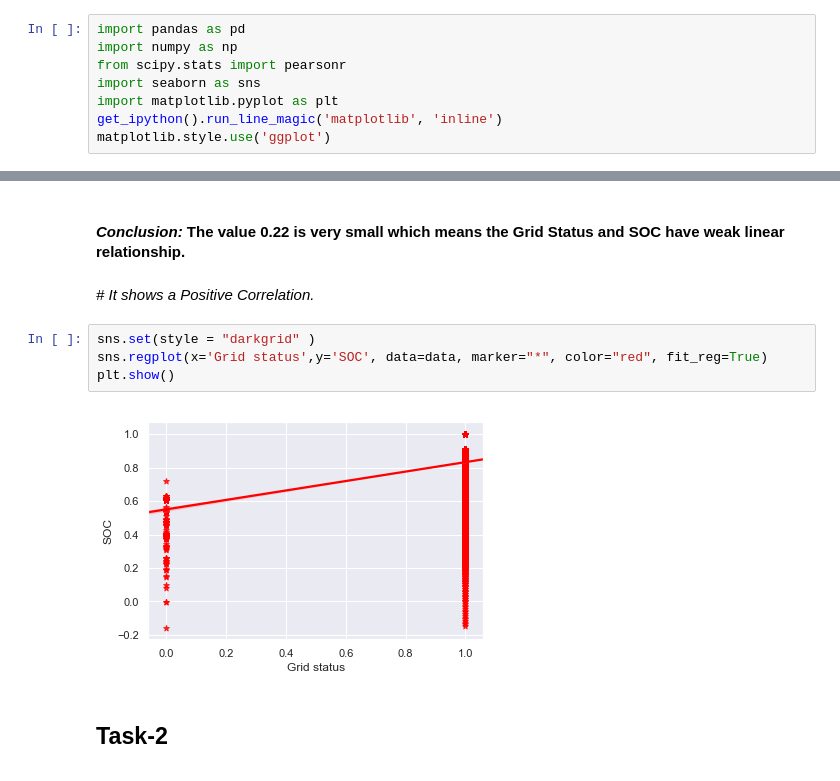
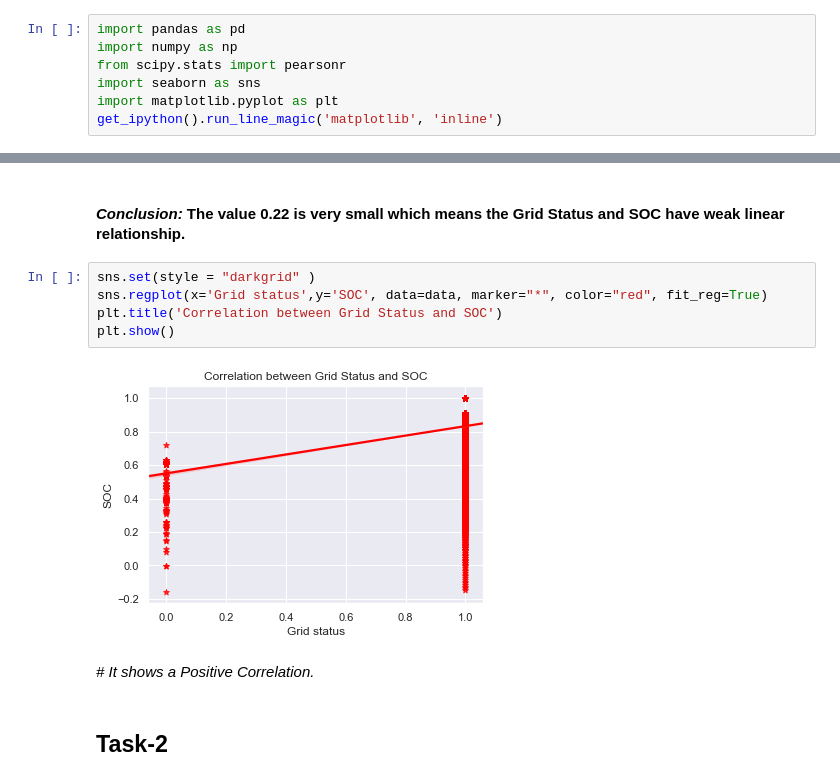
Before and after one commit to nehaa139/Assignment-for-Data-Analyst, a Jupyter notebook: IonEnergy_Assignment.ipynb, the cells around one changed output, grey strips where cells are left out. Cells and saved outputs as stored; diff of their text form.

```diff
--- a/IonEnergy_Assignment.ipynb
+++ b/IonEnergy_Assignment.ipynb
@@ -7,7 +7,6 @@ from scipy.stats import pearsonr
 import seaborn as sns
 import matplotlib.pyplot as plt
 get_ipython().run_line_magic('matplotlib', 'inline')
-matplotlib.style.use('ggplot')
 # %%
 #Read Data
 data=pd.read_csv("./batteries.csv")
@@ -68,14 +53,15 @@ print("The correlation between Grid Status and SOC is {}".format(Correlation1[0]
 The correlation between Grid Status and SOC is [1.         0.22794666]
 # %% [markdown]
 #### *Conclusion:* The value 0.22 is very small which means the Grid Status and SOC have weak linear relationship.
+# %%
+sns.set(style = "darkgrid" )
+sns.regplot(x='Grid status',y='SOC', data=data, marker="*", color="red", fit_reg=True)
+plt.title('Correlation between Grid Status and SOC')
+plt.show()
+# %% [output]
+[figure, added]
 # %% [markdown]
 _# It shows a Positive Correlation._
-# %%
-sns.set(style = "darkgrid" )
-sns.regplot(x='Grid status',y='SOC', data=data, marker="*", color="red", fit_reg=True)
-plt.show()
-# %% [output]
-[figure, removed]
 # %% [markdown]
 ## Task-2
 # %% [markdown]
```
Also changed, not shown: parts of 7 cells of this notebook.
